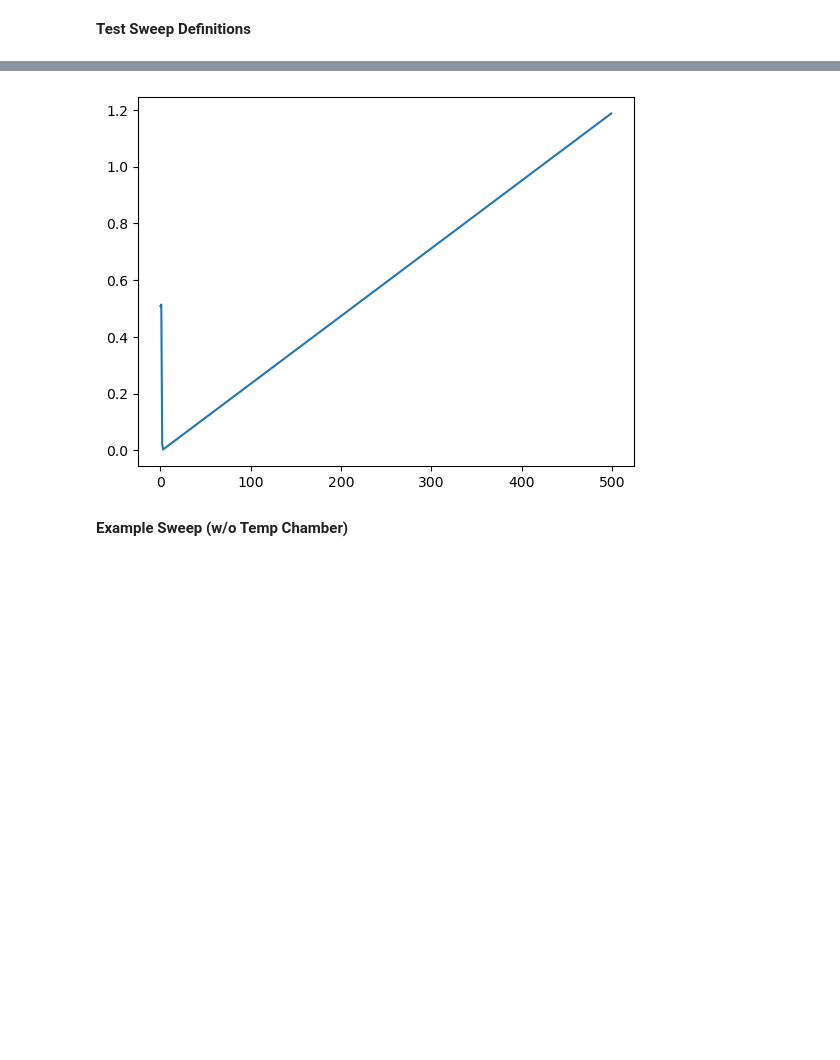
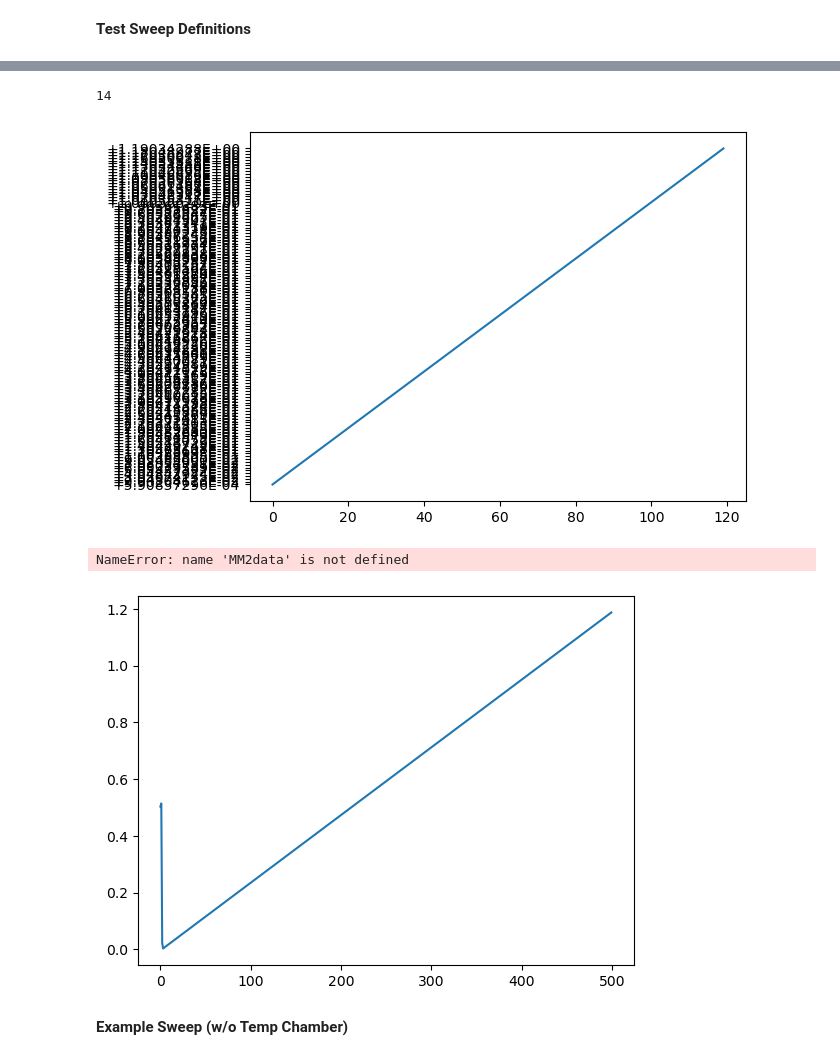
Before and after one commit to lskarda25/ICASL_test_code, a Jupyter notebook: OmarCode.ipynb, the cells around one changed output, grey strips where cells are left out. Cells and saved outputs as stored; diff of their text form; code cells hidden in the pictures; blank space fills up the shorter version.

```diff
--- a/OmarCode.ipynb
+++ b/OmarCode.ipynb
@@ -150,11 +190,36 @@ VisaIOError: VI_ERROR_TMO (-1073807339): Timeout expired before operation comple
+# %%
+MM1.write("ABOR")
+MM1.write("*RST; *CLS")
+MM1.write(":CONF:VOLT:DC")
+MM1.write("VOLT:NPLC .02")
+# %% [output]
+14
+# %%
+y=[]
+x=[]
+SM_NMOS.write("OUTP:STAT 1")
+for i in range (120):        # Loop from VIN_MAX to VIN_MIN in steps of VIN_STEP
+    val = i / 100                                        # Convert the current loop index into a floating-point voltage value
+    ############ Sets VIN voltage ############
+    SM_NMOS.write("SOUR:VOLT:LEV " + str(val))          # Write the command to set the VIN voltage on the source meter                                               # Pause for .5 seconds to allow the system to stabilize
+    #time.sleep(.1)
+    ######## Measure ILOAD and others ########
+    y.append(MM1.query(":READ?"))
+    x.append(i)
+M2plot = plt.plot(x, y)
+# %% [output]
+[figure, added]
 # %%
 MM1.write("ABOR")
+MM2.write("ABOR")
 time.sleep(1)
 WG.write("OUTP 0")
 WG.write("*RST; *CLS")
 MM1.write("*RST; *CLS")
+MM2.write("*RST; *CLS")
 time.sleep(2)
 MM1.write(":CONF:VOLT:DC")
+MM2.write(":CONF:VOLT:DC")
 WG.write("OUTP:LOAD INF")
 WG.write("TRIG1:SOUR BUS")
 
@@ -182,16 +247,29 @@ MM1.write("SAMP:TIM .02")
 MM1.write("TRIG:SOUR EXT;SLOP POS")
 MM1.write("VOLT:RANG 1.2")
 MM1.write("INIT")
+
+MM2.write("VOLT:NPLC .2")
+MM2.write("TRIG:COUN 1")
+MM2.write("SAMP:SOUR TIM")
+MM2.write("SAMP:COUN 500")
+MM2.write("SAMP:TIM .02")
+MM2.write("TRIG:SOUR EXT;SLOP POS")
+MM2.write("VOLT:RANG 1.2")
+MM2.write("INIT")
+
 WG.write("OUTP 1")
 WG.write("TRIG")
 #WG.write("OUTP:TRIG ON")
 
 time.sleep(12)
 MM1data=MM1.query("FETC?").split(',')
+#MM2data=MM2.query("FETC?").split(',')
 time.sleep(1)
 #M1plot = plt.subplots(layout='constrained')
 M1plot =plt.plot(points, np.asarray(MM1data, dtype='float'))
+M2plot =plt.plot(points, np.asarray(MM2data, dtype='float'))
 # %% [output]
+NameError: name 'MM2data' is not defined
 [figure]
 # %% [markdown]
 <b> Example Sweep (w/o Temp Chamber) <b>
```
Also changed, not shown: parts of 8 cells of this notebook.
